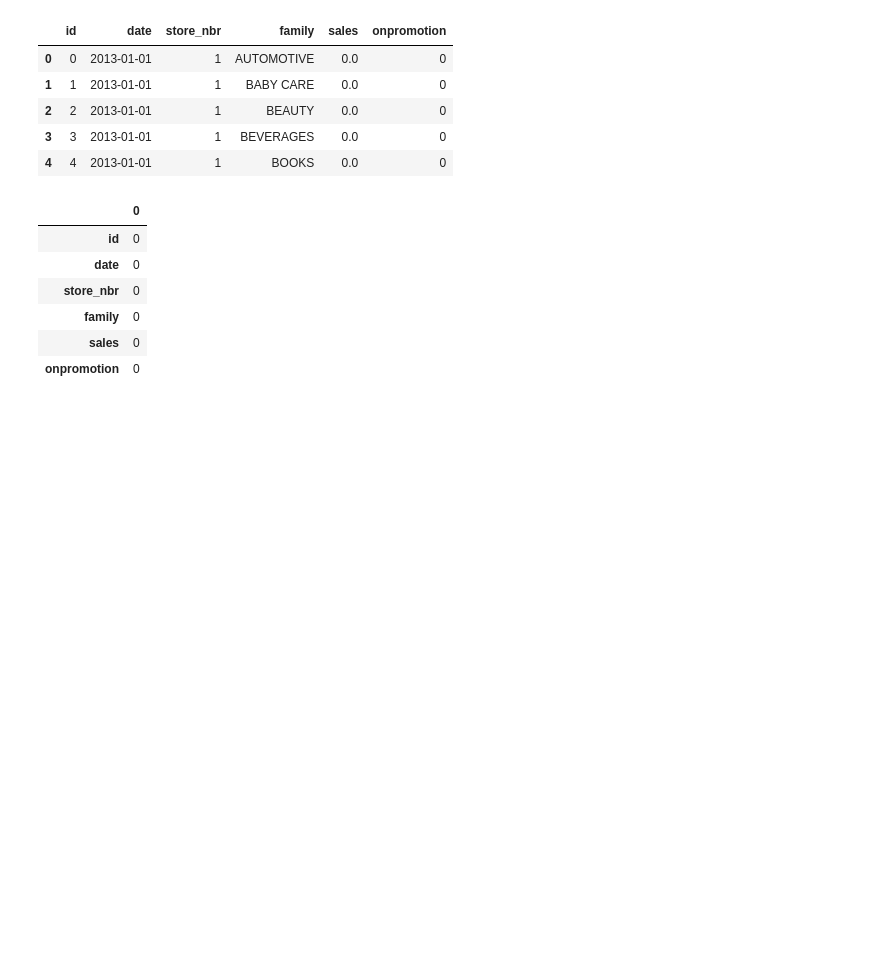
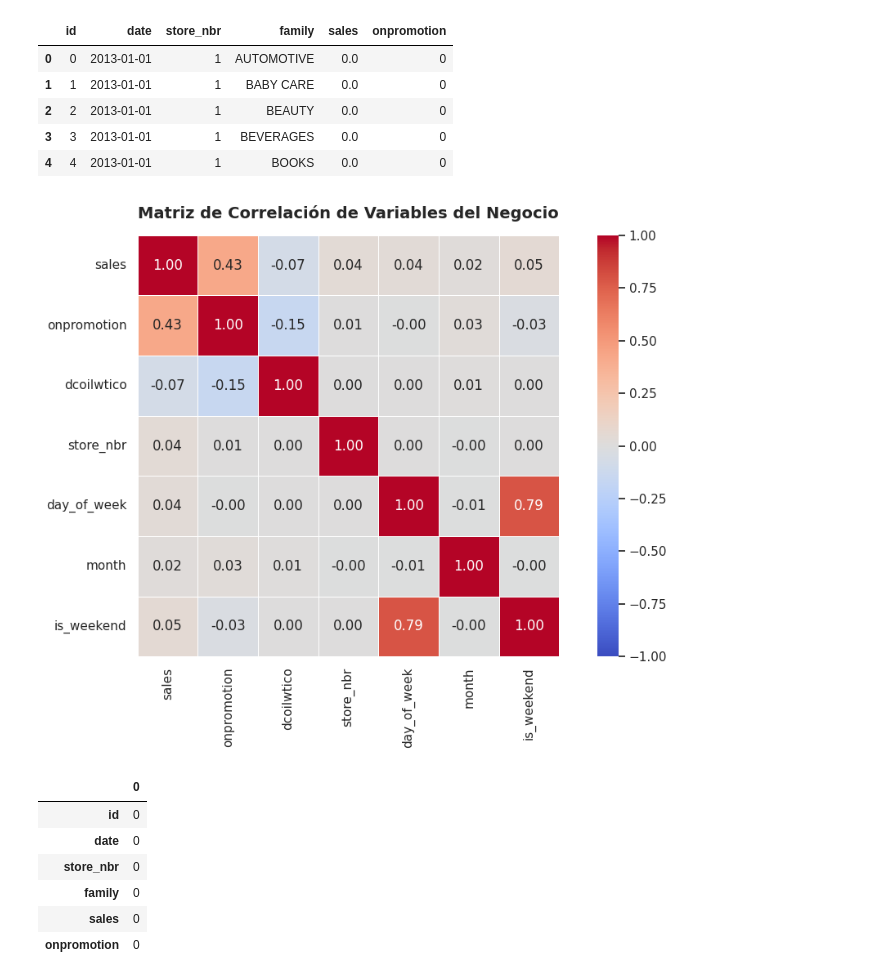
Before and after one commit to Rrricardi/reabastecimiento-inteligente-de-inventario-ml, a Jupyter notebook: Create_data_sql.ipynb, the cells around one changed output. Cells and saved outputs as stored; diff of their text form; code cells hidden in the pictures; blank space fills up the shorter version.

```diff
--- a/Create_data_sql.ipynb
+++ b/Create_data_sql.ipynb
@@ -108,6 +108,59 @@ memory usage: 137.4+ MB
 | 2 | 2 | 2013-01-01 | 1 | BEAUTY | 0.0 | 0 |
 | 3 | 3 | 2013-01-01 | 1 | BEVERAGES | 0.0 | 0 |
 | 4 | 4 | 2013-01-01 | 1 | BOOKS | 0.0 | 0 |
+# %%
+import matplotlib.pyplot as plt
+import seaborn as sns
+import pandas as pd
+
+# 1. Preparar datos combinados (Ventas + Petróleo + Calendario)
+df_corr_data = df_train.copy()
+df_corr_data["date"] = pd.to_datetime(df_corr_data["date"])
+
+# Asegurar que df_oil tenga fechas en datetime y sin nulos
+df_oil_clean = df_oil.copy()
+df_oil_clean["date"] = pd.to_datetime(df_oil_clean["date"])
+df_oil_clean["dcoilwtico"] = df_oil_clean["dcoilwtico"].ffill().bfill()
+
+# Unir con el precio del petróleo
+df_corr_data = df_corr_data.merge(df_oil_clean, on="date", how="left")
+df_corr_data["dcoilwtico"] = df_corr_data["dcoilwtico"].ffill().bfill()
+
+# Extraer variables temporales numéricas
+df_corr_data["day_of_week"] = df_corr_data["date"].dt.dayofweek
+df_corr_data["month"] = df_corr_data["date"].dt.month
+df_corr_data["is_weekend"] = df_corr_data["day_of_week"].isin([5, 6]).astype(int)
+
+# 2. Seleccionar columnas numéricas relevantes
+cols_numericas = [
+    "sales",
+    "onpromotion",
+    "dcoilwtico",
+    "store_nbr",
+    "day_of_week",
+    "month",
+    "is_weekend"
+]
+
+matriz_corr = df_corr_data[cols_numericas].corr()
+
+# 3. Graficar el Mapa de Calor
+plt.figure(figsize=(10, 7))
+sns.heatmap(
+    matriz_corr,
+    annot=True,           # Muestra el valor numérico dentro de cada cuadro
+    fmt=".2f",            # 2 decimales
+    cmap="coolwarm",      # Azul (negativa) a Rojo (positiva)
+    vmin=-1, vmax=1,      # Escala fija de -1 a 1
+    linewidths=0.5,
+    square=True
+)
+
+plt.title("Matriz de Correlación de Variables del Negocio", fontsize=14, fontweight="bold", pad=15)
+plt.tight_layout()
+plt.show()
+# %% [output]
+[figure, added]
 # %%
 #Verificamos valores nulos
 df_train.isnull().sum()
```
Also changed, not shown: parts of 2 cells of this notebook.
